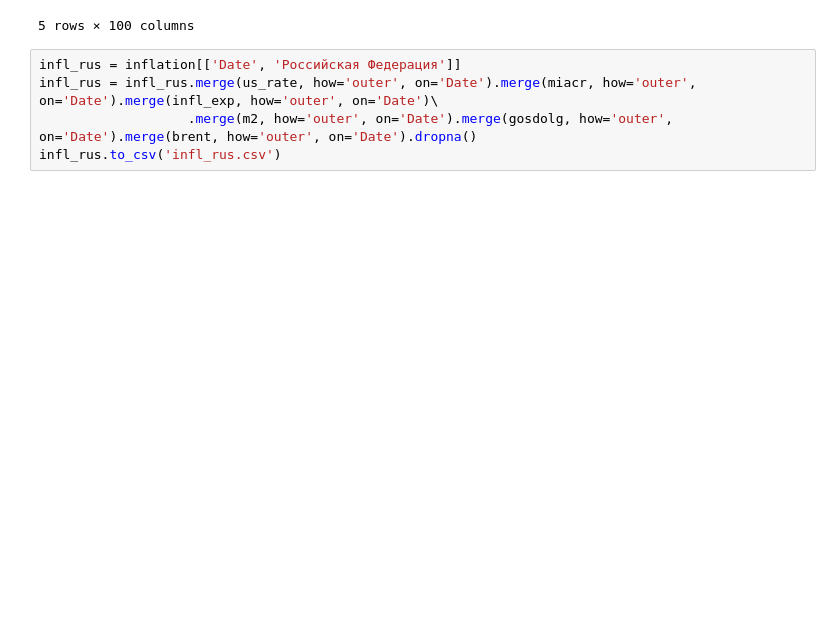
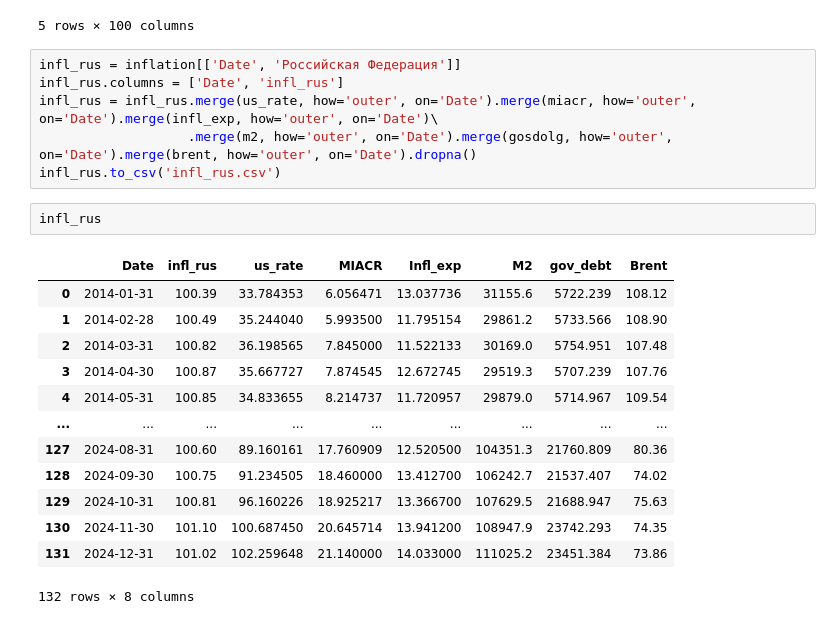
Before and after one commit to askarg/Diploma.-Inflation-model-using-PCA, a Jupyter notebook: dataframe.ipynb, the cells around one changed output. Saved outputs shown, nothing was run; the diff lists cells and outputs as text; blank space fills up the shorter version.

```diff
--- a/dataframe.ipynb
+++ b/dataframe.ipynb
@@ -136,6 +138,23 @@ inflation.head()
 5 rows × 100 columns
 # %%
 infl_rus = inflation[['Date', 'Российская Федерация']]
+infl_rus.columns = ['Date', 'infl_rus']
 infl_rus = infl_rus.merge(us_rate, how='outer', on='Date').merge(miacr, how='outer', on='Date').merge(infl_exp, how='outer', on='Date')\
                    .merge(m2, how='outer', on='Date').merge(gosdolg, how='outer', on='Date').merge(brent, how='outer', on='Date').dropna()
 infl_rus.to_csv('infl_rus.csv')
+# %%
+infl_rus
+# %% [output]
+|  | Date | infl_rus | us_rate | MIACR | Infl_exp | M2 | gov_debt | Brent |
+| 0 | 2014-01-31 | 100.39 | 33.784353 | 6.056471 | 13.037736 | 31155.6 | 5722.239 | 108.12 |
+| 1 | 2014-02-28 | 100.49 | 35.244040 | 5.993500 | 11.795154 | 29861.2 | 5733.566 | 108.90 |
+| 2 | 2014-03-31 | 100.82 | 36.198565 | 7.845000 | 11.522133 | 30169.0 | 5754.951 | 107.48 |
+| 3 | 2014-04-30 | 100.87 | 35.667727 | 7.874545 | 12.672745 | 29519.3 | 5707.239 | 107.76 |
+| 4 | 2014-05-31 | 100.85 | 34.833655 | 8.214737 | 11.720957 | 29879.0 | 5714.967 | 109.54 |
+| ... | ... | ... | ... | ... | ... | ... | ... | ... |
+| 127 | 2024-08-31 | 100.60 | 89.160161 | 17.760909 | 12.520500 | 104351.3 | 21760.809 | 80.36 |
+| 128 | 2024-09-30 | 100.75 | 91.234505 | 18.460000 | 13.412700 | 106242.7 | 21537.407 | 74.02 |
+| 129 | 2024-10-31 | 100.81 | 96.160226 | 18.925217 | 13.366700 | 107629.5 | 21688.947 | 75.63 |
+| 130 | 2024-11-30 | 101.10 | 100.687450 | 20.645714 | 13.941200 | 108947.9 | 23742.293 | 74.35 |
+| 131 | 2024-12-31 | 101.02 | 102.259648 | 21.140000 | 14.033000 | 111025.2 | 23451.384 | 73.86 |
+132 rows × 8 columns
```
Also changed, not shown: parts of 5 cells of this notebook, 9 other files.
